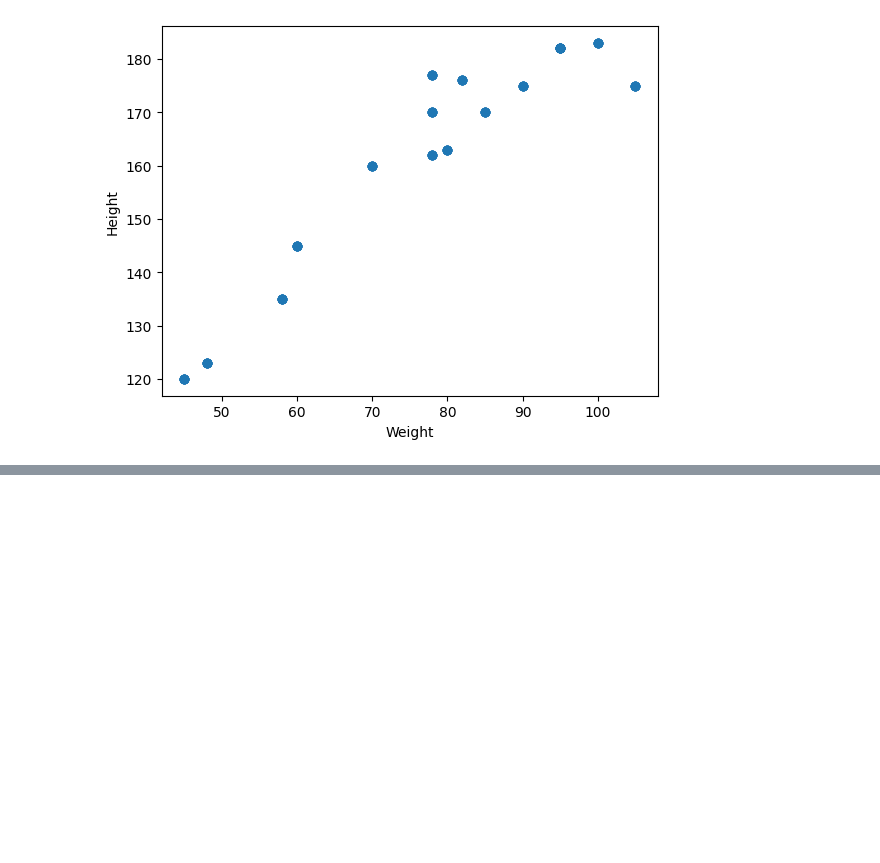
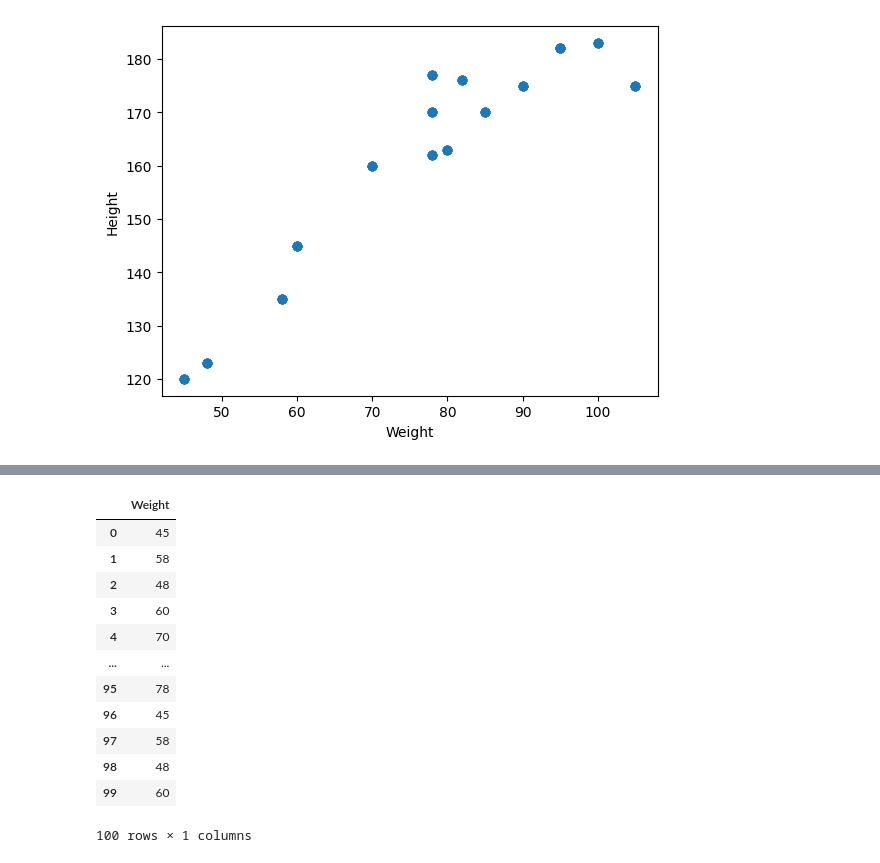
Before and after one commit to SoubhLance/ML--Practice, a Jupyter notebook: Python/StartML/basic.ipynb, the cells around one changed output, grey strips where cells are left out. Cells and saved outputs as stored; diff of their text form; code cells hidden in the pictures; blank space fills up the shorter version.

```diff
--- a/Python/StartML/basic.ipynb
+++ b/Python/StartML/basic.ipynb
@@ -25,0 +40,20 @@ plt.show()
+# %%
+## Independent and Dependent Features
+X = df[['Weight']]     ## Should be Always a DataFrame or 2D Array
+Y = df[['Height']]
+# %%
+X
+# %% [output]
+|  | Weight |
+| 0 | 45 |
+| 1 | 58 |
+| 2 | 48 |
+| 3 | 60 |
+| 4 | 70 |
+| ... | ... |
+| 95 | 78 |
+| 96 | 45 |
+| 97 | 58 |
+| 98 | 48 |
+| 99 | 60 |
+100 rows × 1 columns
```
Also changed, not shown: parts of 3 cells of this notebook.
